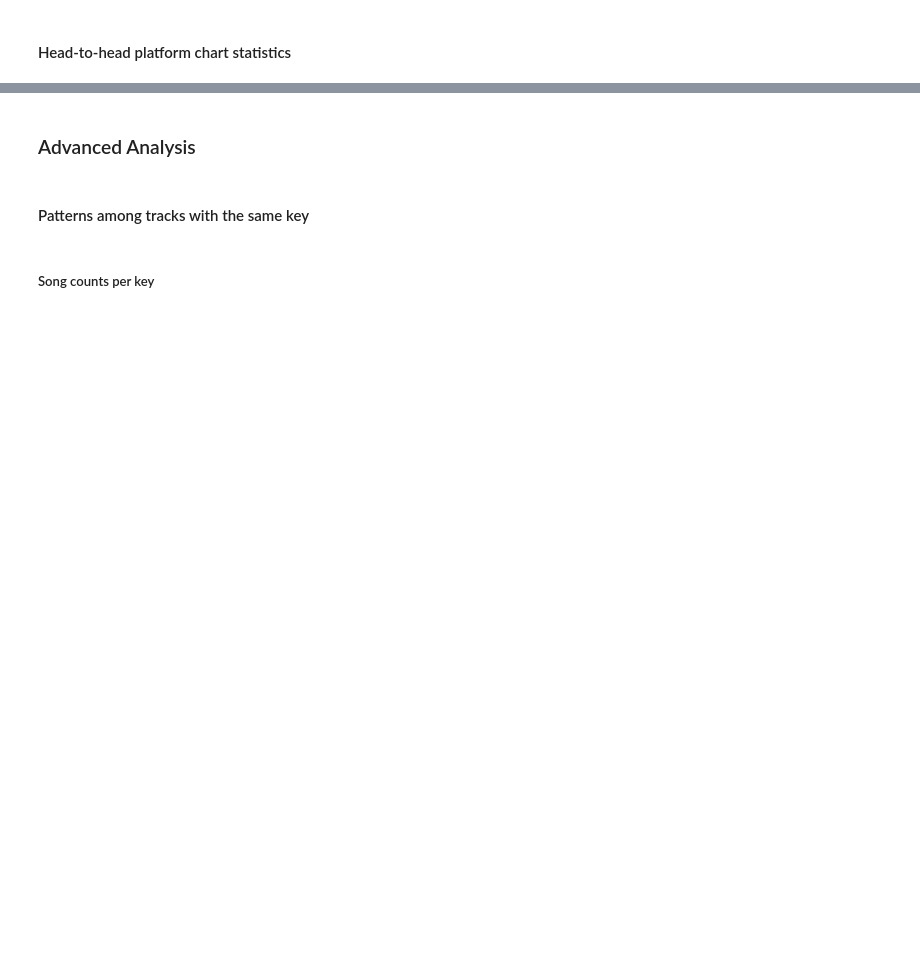
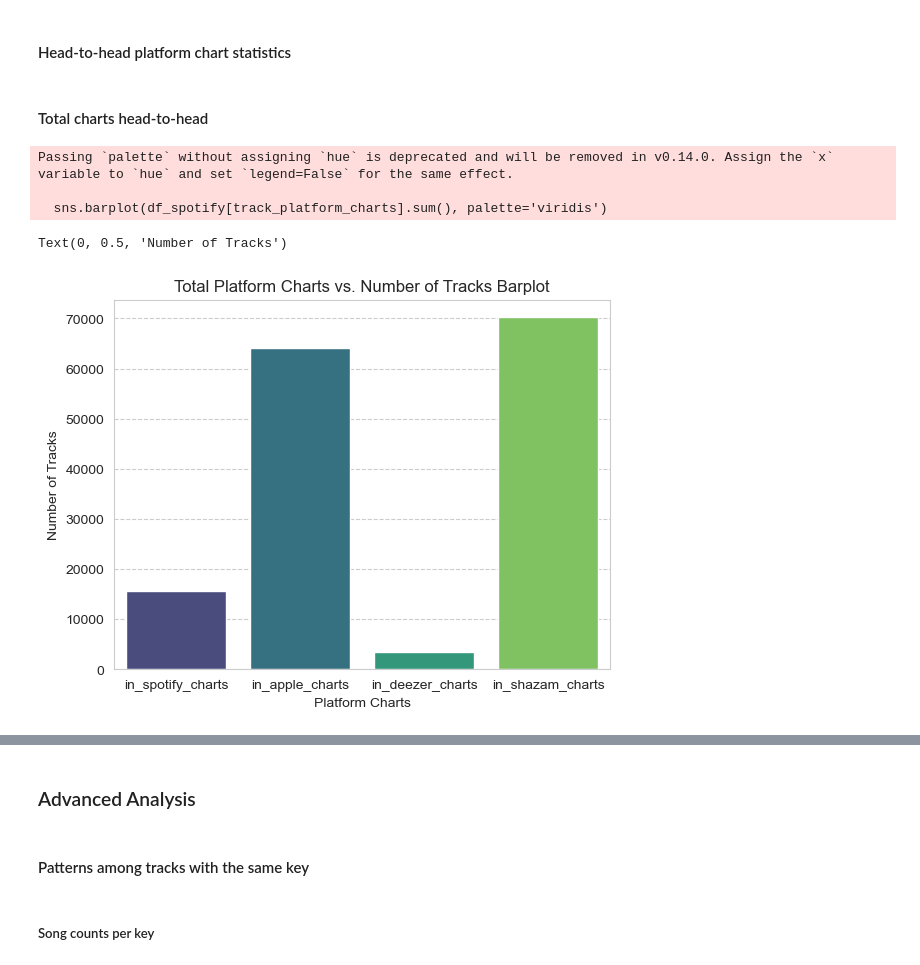
Before and after one commit to Angel0po/EDA_BON-AO, a Jupyter notebook: EDA_BON-AO.ipynb, the cells around one changed output, grey strips where cells are left out. Cells and saved outputs as stored; diff of their text form; code cells hidden in the pictures; blank space fills up the shorter version.

```diff
--- a/EDA_BON-AO.ipynb
+++ b/EDA_BON-AO.ipynb
@@ -726,5 +746,24 @@ print(f"The mean of the occurrences of the most streamed spotify tracks of 2023
 # %% [markdown]
 #### Head-to-head platform chart statistics
+# %% [markdown]
+#### Total charts head-to-head
+# %%
+track_platform_charts = ['in_spotify_charts','in_apple_charts','in_deezer_charts','in_shazam_charts']
+# Seperate the chart attributes
+
+sns.barplot(df_spotify[track_platform_charts].sum(), palette='viridis')
+# Creates barplot with the means of all platform charts and also colors it
+
+plt.title("Total Platform Charts vs. Number of Tracks Barplot")
+plt.xlabel("Platform Charts")
+plt.ylabel("Number of Tracks")
+# Labels the plot's title, x-axis, and y-axis
+# %% [output]
+Passing `palette` without assigning `hue` is deprecated and will be removed in v0.14.0. Assign the `x` variable to `hue` and set `legend=False` for the same effect.
+
+  sns.barplot(df_spotify[track_platform_charts].sum(), palette='viridis')
+Text(0, 0.5, 'Number of Tracks')
+[figure, added]
 # %%
 track_platform_charts = ['in_spotify_charts','in_apple_charts','in_deezer_charts','in_shazam_charts']
 # Seperate the chart attributes
```
Also changed, not shown: parts of 52 cells of this notebook.
